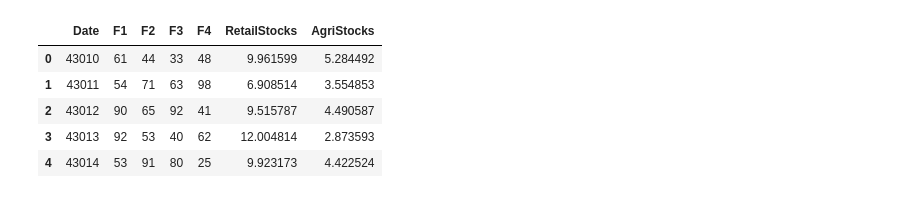
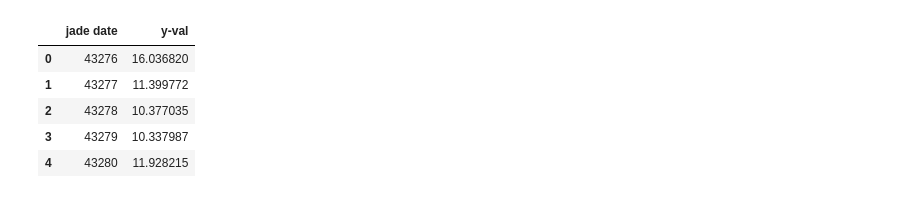
Before and after one commit to RBCCapstone/DataCollection, a Jupyter notebook: Scripts/Linear Regression.ipynb, the cells around one changed output. Saved outputs shown, nothing was run; the diff lists cells and outputs as text; code cells hidden in the pictures.

Commit message:
Linear Regression Scripts
Modified date format with train and test set in excel as well

```diff
--- a/Scripts/Linear Regression.ipynb
+++ b/Scripts/Linear Regression.ipynb
@@ -1,28 +1,34 @@
 # %%
-# -*- coding: utf-8 -*-
 """
 Created on Wed Oct  3 14:47:19 2018
 
 @author: Jessie
 """
 %matplotlib inline
 from __future__ import print_function
 import pandas as pd
-import statsmodels.api as sm
-import statsmodels.formula.api as smf
-import statsmodels.stats.api as sms
+import numpy as np
+import scipy.stats as stats
+import sklearn
+#import statsmodels.api as sm
+#import statsmodels.formula.api as smf
+#import statsmodels.stats.api as sms
 import matplotlib.pyplot as plt
 from IPython.display import Image
 
-Newsdf = pd.read_csv("/Users/Legendary/Documents/GitHub/DataCollection/Scripts/fakedata.csv")
-Newsdf.head()
+trainx = pd.read_csv("/Users/Legendary/Documents/GitHub/DataCollection/Data/LR Data/train-x.csv")
+trainy = pd.read_csv("/Users/Legendary/Documents/GitHub/DataCollection/Data/LR Data/train-y.csv")
+testx = pd.read_csv("/Users/Legendary/Documents/GitHub/DataCollection/Data/LR Data/test-x.csv")
+testy = pd.read_csv("/Users/Legendary/Documents/GitHub/DataCollection/Data/LR Data/test-y.csv")
+
+testy.head()
 # %% [output]
-|  | Date | F1 | F2 | F3 | F4 | RetailStocks | AgriStocks |
-| 0 | 43010 | 61 | 44 | 33 | 48 | 9.961599 | 5.284492 |
-| 1 | 43011 | 54 | 71 | 63 | 98 | 6.908514 | 3.554853 |
-| 2 | 43012 | 90 | 65 | 92 | 41 | 9.515787 | 4.490587 |
-| 3 | 43013 | 92 | 53 | 40 | 62 | 12.004814 | 2.873593 |
-| 4 | 43014 | 53 | 91 | 80 | 25 | 9.923173 | 4.422524 |
+|  | jade date | y-val |
+| 0 | 43276 | 16.036820 |
+| 1 | 43277 | 11.399772 |
+| 2 | 43278 | 10.377035 |
+| 3 | 43279 | 10.337987 |
+| 4 | 43280 | 11.928215 |
 # %%
 #Import Lin reg from sci=kit module
 from sklearn.linear_model import LinearRegression
```
Also changed, not shown: parts of 9 cells of this notebook, 5 other files.
